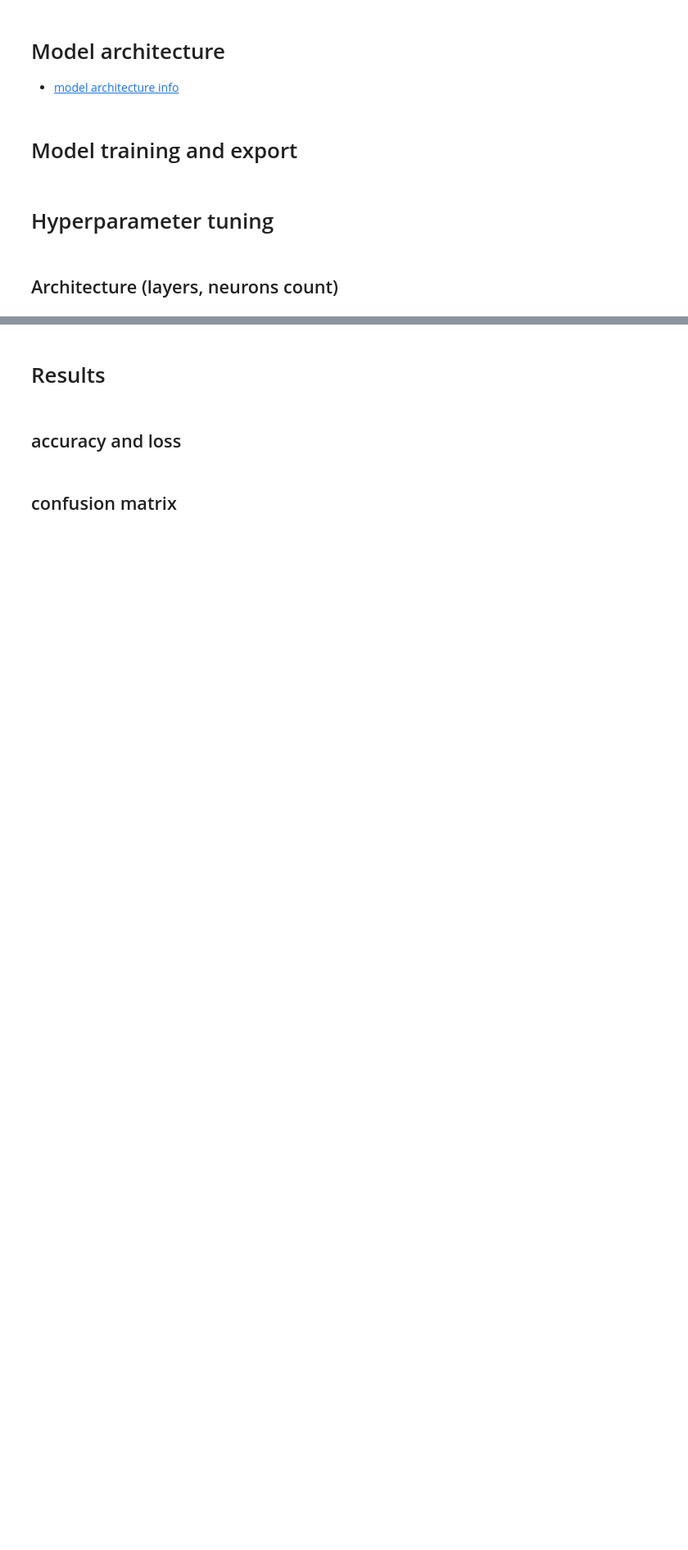
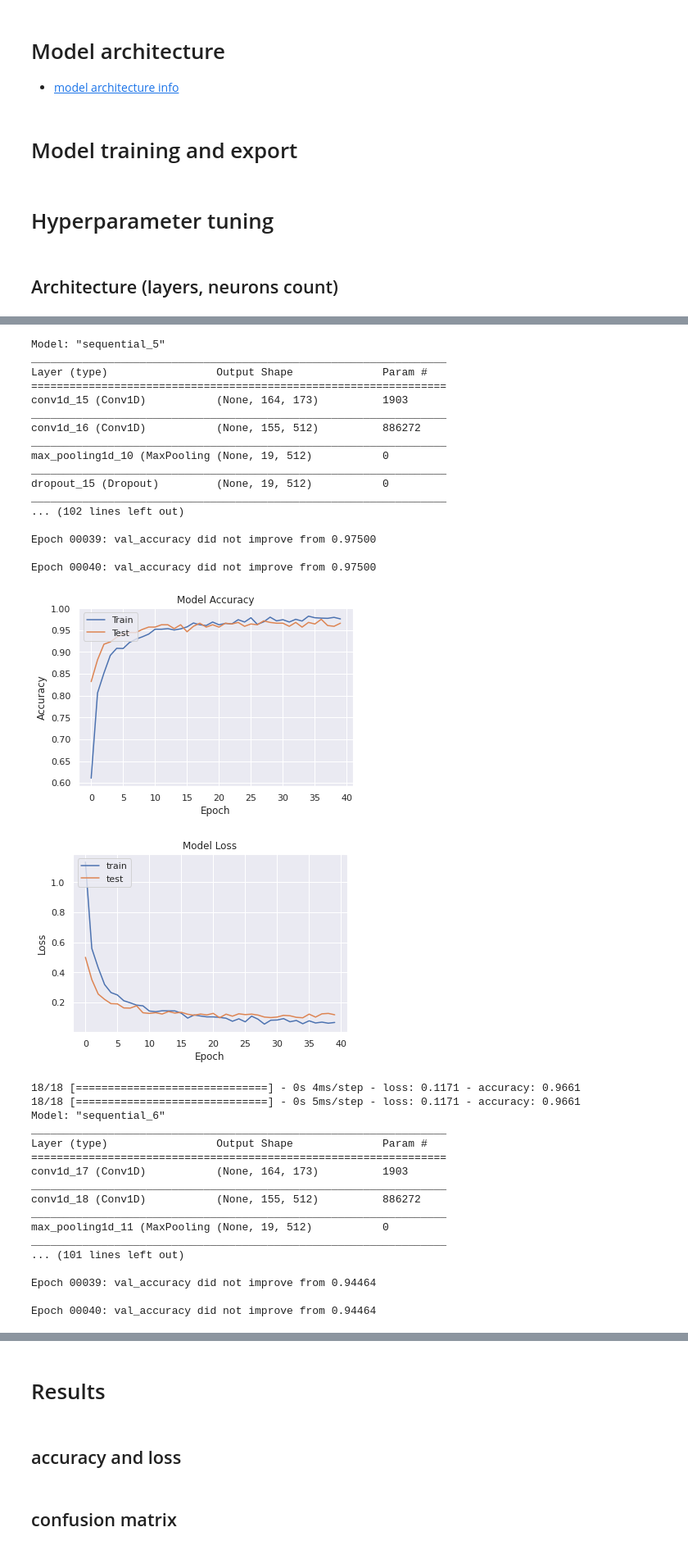
Before and after one commit to mikolajm190/python_SER_DL, a Jupyter notebook: src/tess_hp_opt.ipynb, the cells around one changed output, grey strips where cells are left out. Shown at 82% size. Drawn from its saved outputs; the diff is of its cells as text; code cells hidden in the pictures; blank space fills up the shorter version.

```diff
--- a/src/tess_hp_opt.ipynb
+++ b/src/tess_hp_opt.ipynb
@@ -413,0 +439,52 @@ Epoch 00040: val_accuracy did not improve from 0.96786
+# %%
+activation_functions = (
+    {'activation_function': 'relu', 'output_activation_function': 'sigmoid'},
+    {'activation_function': 'tanh', 'output_activation_function': 'softmax'},
+    {'activation_function': 'relu', 'output_activation_function': 'softmax'},
+    {'activation_function': 'selu', 'output_activation_function': 'sigmoid'},
+)
+
+for act in activation_functions:
+    model = get_model(hidden_layers_count = best_arch[0], layers_neurons_count = best_arch[1],
+                      activation_function=act['activation_function'],
+                      output_activation_function=act['output_activation_function'])
+    model.summary()
+    fit_save_results(model,
+                     custom_model_name=f'{act["activation_function"]}_{act["output_activation_function"]}_model')
+# %% [output]
+Model: "sequential_5"
+_________________________________________________________________
+Layer (type)                 Output Shape              Param #
+=================================================================
+conv1d_15 (Conv1D)           (None, 164, 173)          1903
+_________________________________________________________________
+conv1d_16 (Conv1D)           (None, 155, 512)          886272
+_________________________________________________________________
+max_pooling1d_10 (MaxPooling (None, 19, 512)           0
+_________________________________________________________________
+dropout_15 (Dropout)         (None, 19, 512)           0
+_________________________________________________________________
+... (102 lines left out)
+
+Epoch 00039: val_accuracy did not improve from 0.97500
+
+Epoch 00040: val_accuracy did not improve from 0.97500
+[figure, added]
+[figure, added]
+18/18 [==============================] - 0s 4ms/step - loss: 0.1171 - accuracy: 0.9661
+18/18 [==============================] - 0s 5ms/step - loss: 0.1171 - accuracy: 0.9661
+Model: "sequential_6"
+_________________________________________________________________
+Layer (type)                 Output Shape              Param #
+=================================================================
+conv1d_17 (Conv1D)           (None, 164, 173)          1903
+_________________________________________________________________
+conv1d_18 (Conv1D)           (None, 155, 512)          886272
+_________________________________________________________________
+max_pooling1d_11 (MaxPooling (None, 19, 512)           0
+_________________________________________________________________
+... (101 lines left out)
+
+Epoch 00039: val_accuracy did not improve from 0.94464
+
+Epoch 00040: val_accuracy did not improve from 0.94464
```
Also changed, not shown: parts of 9 cells of this notebook.
